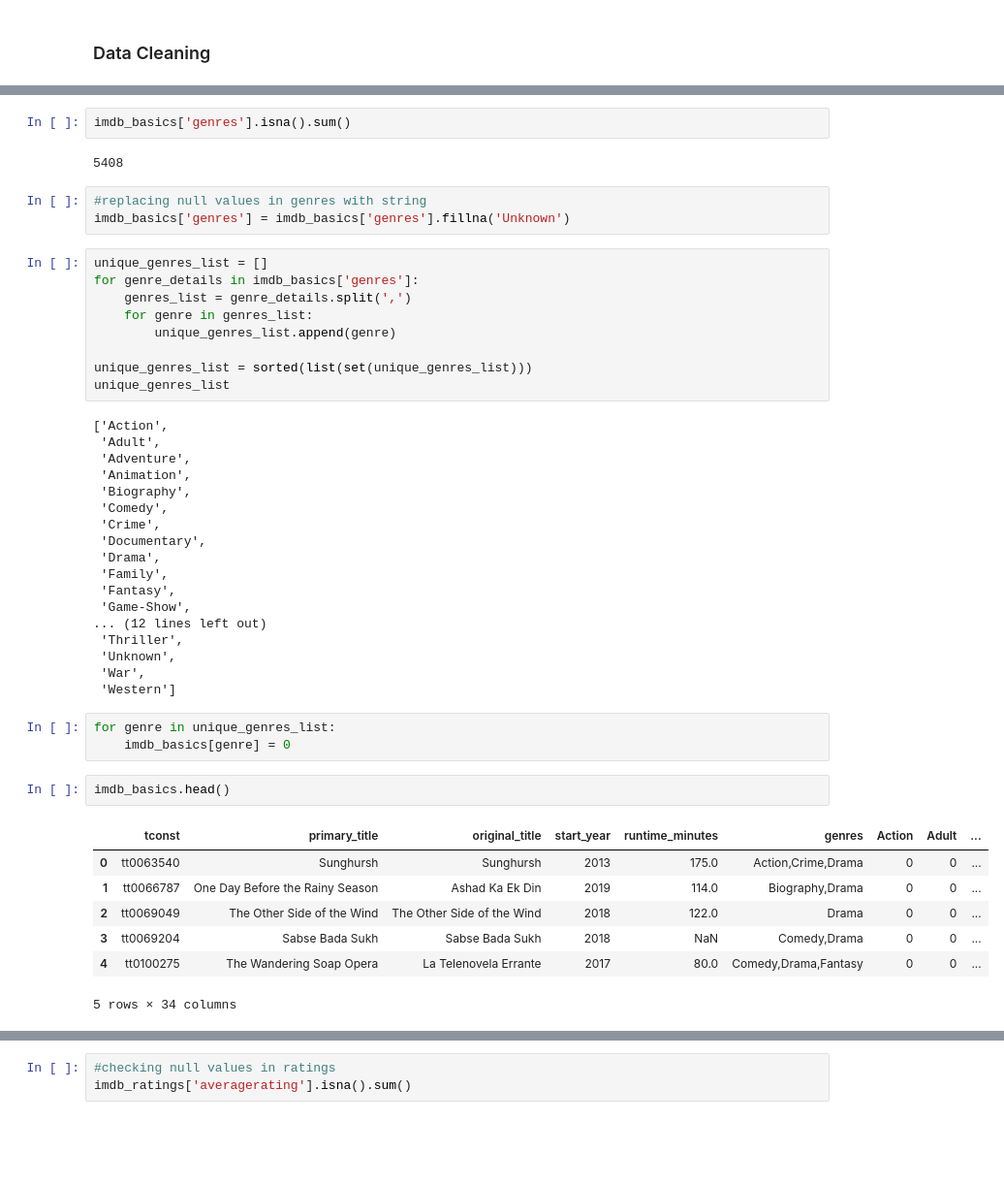
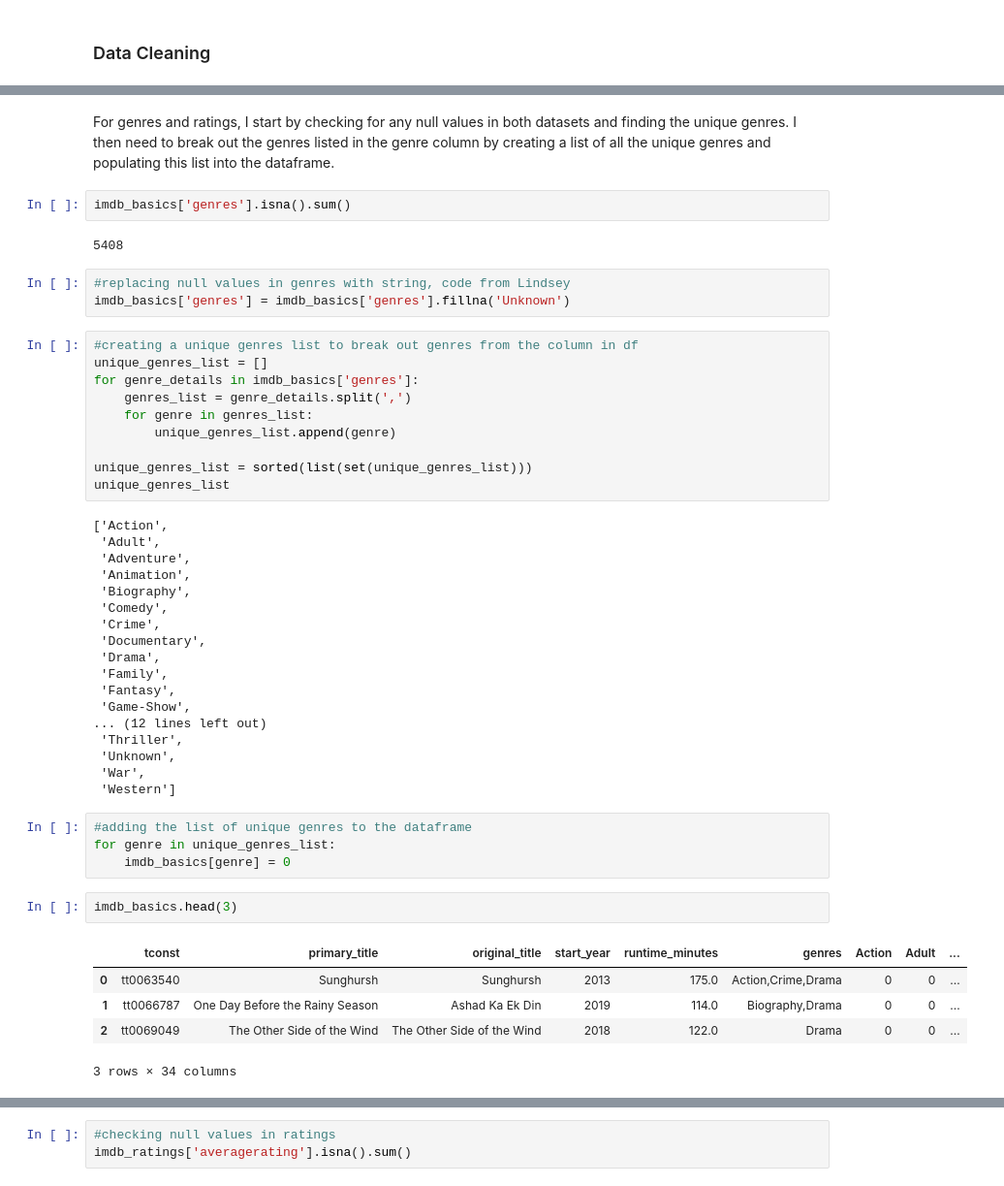
Before and after one commit to toscatle/movie_data_analysis, a Jupyter notebook: movie_data_analysis.ipynb, the cells around one changed output, grey strips where cells are left out. Shown: that part at 97% size. Cells and saved outputs as stored; diff of their text form; blank space fills up the shorter version.

```diff
--- a/movie_data_analysis.ipynb
+++ b/movie_data_analysis.ipynb
@@ -152,11 +107,14 @@ Knowing that I want to focus on genre and ratings information, I start by checki
+# %% [markdown]
+For genres and ratings, I start by checking for any null values in both datasets and finding the unique genres. I then need to break out the genres listed in the genre column by creating a list of all the unique genres and populating this list into the dataframe.
 # %%
 imdb_basics['genres'].isna().sum()
 # %% [output]
 5408
 # %%
-#replacing null values in genres with string
+#replacing null values in genres with string, code from Lindsey
 imdb_basics['genres'] = imdb_basics['genres'].fillna('Unknown')
 # %%
+#creating a unique genres list to break out genres from the column in df
 unique_genres_list = []
 for genre_details in imdb_basics['genres']:
     genres_list = genre_details.split(',')
@@ -184,16 +142,15 @@ unique_genres_list
  'War',
  'Western']
 # %%
+#adding the list of unique genres to the dataframe
 for genre in unique_genres_list:
     imdb_basics[genre] = 0
 # %%
-imdb_basics.head()
+imdb_basics.head(3)
 # %% [output]
 |  | tconst | primary_title | original_title | start_year | runtime_minutes | genres | Action | Adult | ... |
 | 0 | tt0063540 | Sunghursh | Sunghursh | 2013 | 175.0 | Action,Crime,Drama | 0 | 0 | ... |
 | 1 | tt0066787 | One Day Before the Rainy Season | Ashad Ka Ek Din | 2019 | 114.0 | Biography,Drama | 0 | 0 | ... |
 | 2 | tt0069049 | The Other Side of the Wind | The Other Side of the Wind | 2018 | 122.0 | Drama | 0 | 0 | ... |
-| 3 | tt0069204 | Sabse Bada Sukh | Sabse Bada Sukh | 2018 | NaN | Comedy,Drama | 0 | 0 | ... |
-| 4 | tt0100275 | The Wandering Soap Opera | La Telenovela Errante | 2017 | 80.0 | Comedy,Drama,Fantasy | 0 | 0 | ... |
-5 rows × 34 columns
+3 rows × 34 columns
 # %%
```
Also changed, not shown: parts of 88 cells of this notebook, 1 other file.
